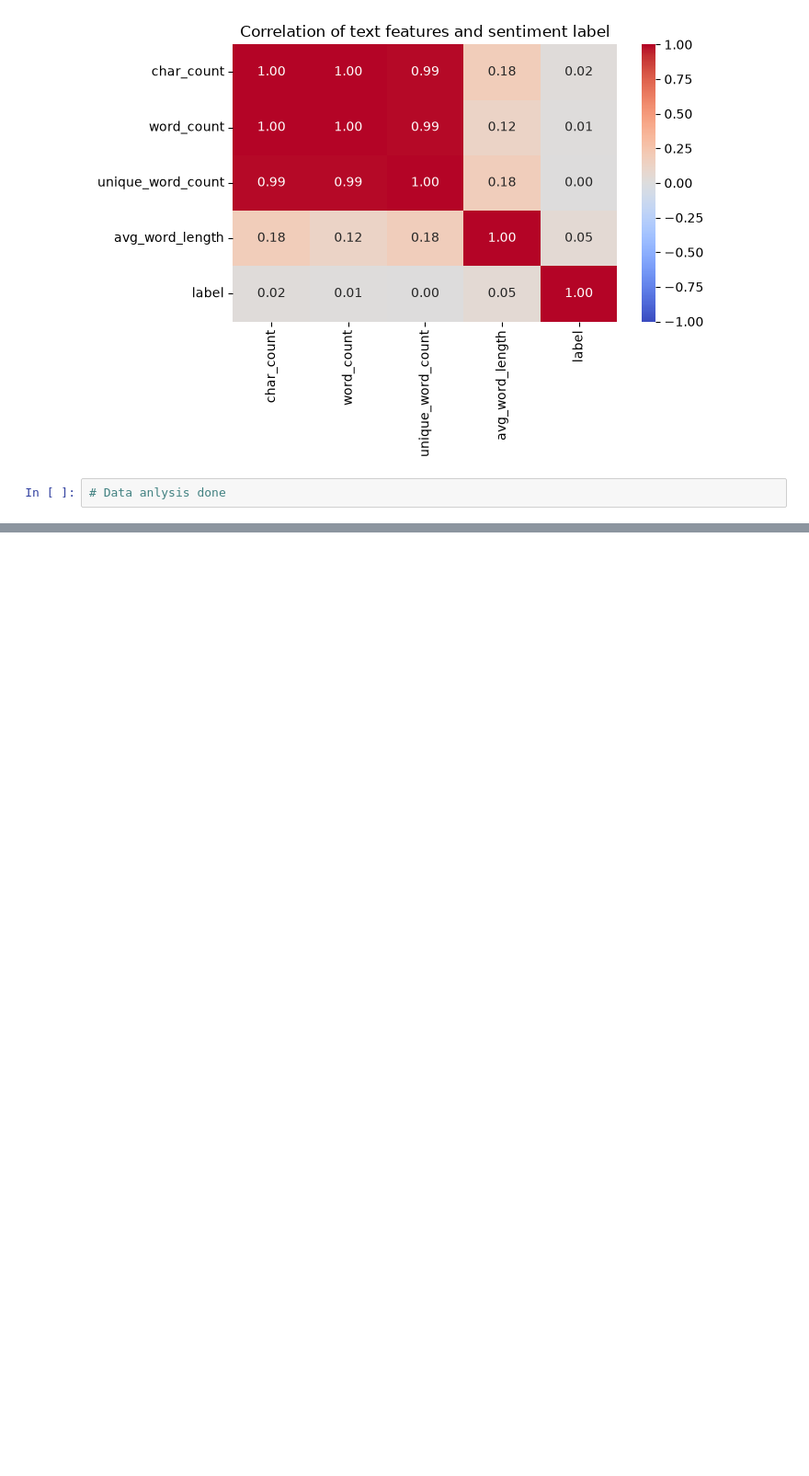
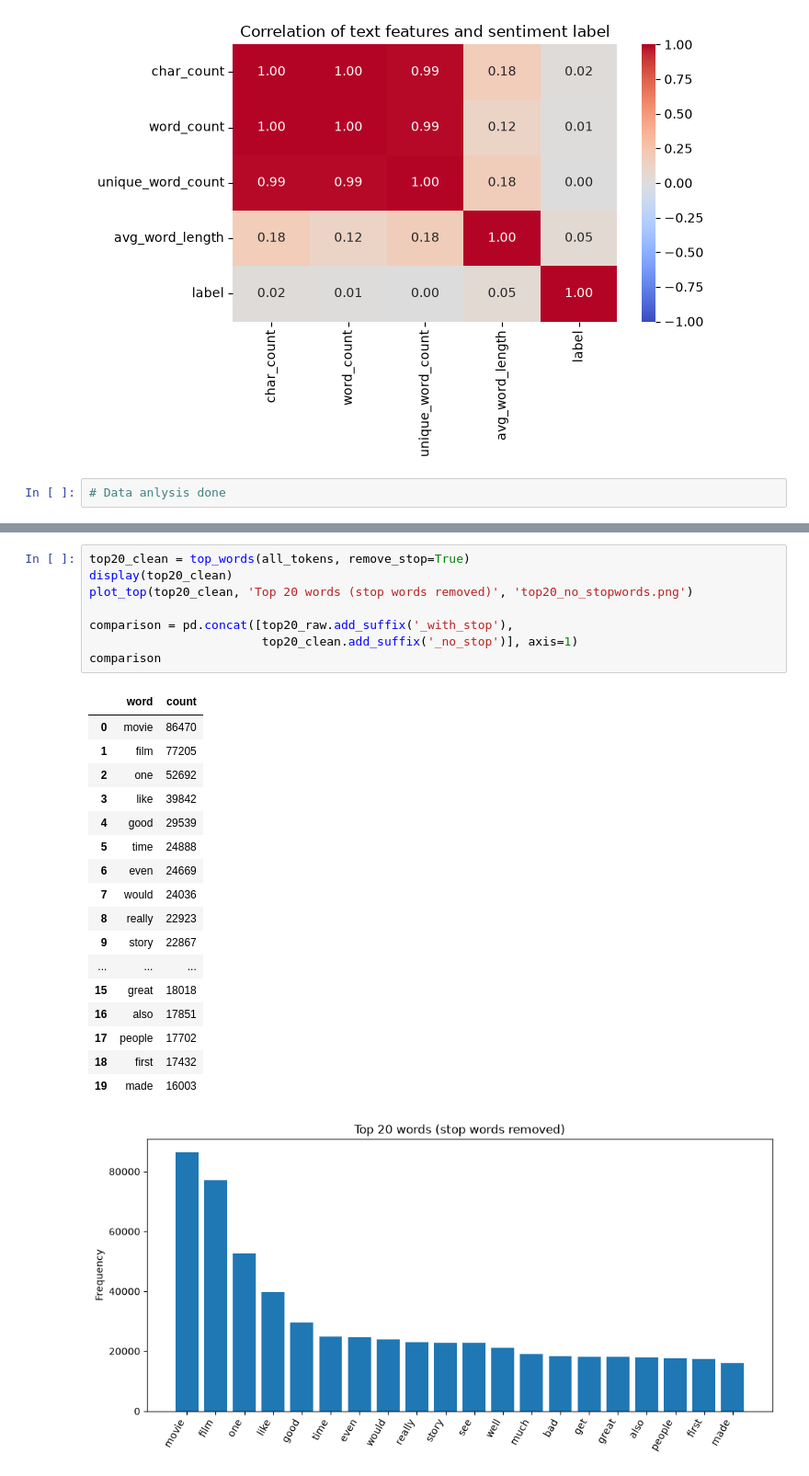
Before and after one commit to omarisleem/bd-a1, a Jupyter notebook: notebook/analysis.ipynb, the cells around one changed output, grey strips where cells are left out. Shown at 92% size. Cells and saved outputs as stored; diff of their text form; blank space fills up the shorter version.

```diff
--- a/notebook/analysis.ipynb
+++ b/notebook/analysis.ipynb
@@ -219,0 +335,27 @@ plt.show()
+# %%
+top20_clean = top_words(all_tokens, remove_stop=True)
+display(top20_clean)
+plot_top(top20_clean, 'Top 20 words (stop words removed)', 'top20_no_stopwords.png')
+
+comparison = pd.concat([top20_raw.add_suffix('_with_stop'),
+                        top20_clean.add_suffix('_no_stop')], axis=1)
+comparison
+# %% [output]
+|  | word | count |
+| 0 | movie | 86470 |
+| 1 | film | 77205 |
+| 2 | one | 52692 |
+| 3 | like | 39842 |
+| 4 | good | 29539 |
+| 5 | time | 24888 |
+| 6 | even | 24669 |
+| 7 | would | 24036 |
+| 8 | really | 22923 |
+| 9 | story | 22867 |
+| ... | ... | ... |
+| 15 | great | 18018 |
+| 16 | also | 17851 |
+| 17 | people | 17702 |
+| 18 | first | 17432 |
+| 19 | made | 16003 |
+[figure, added]
```
Also changed, not shown: parts of 12 cells of this notebook, 2 other files.
